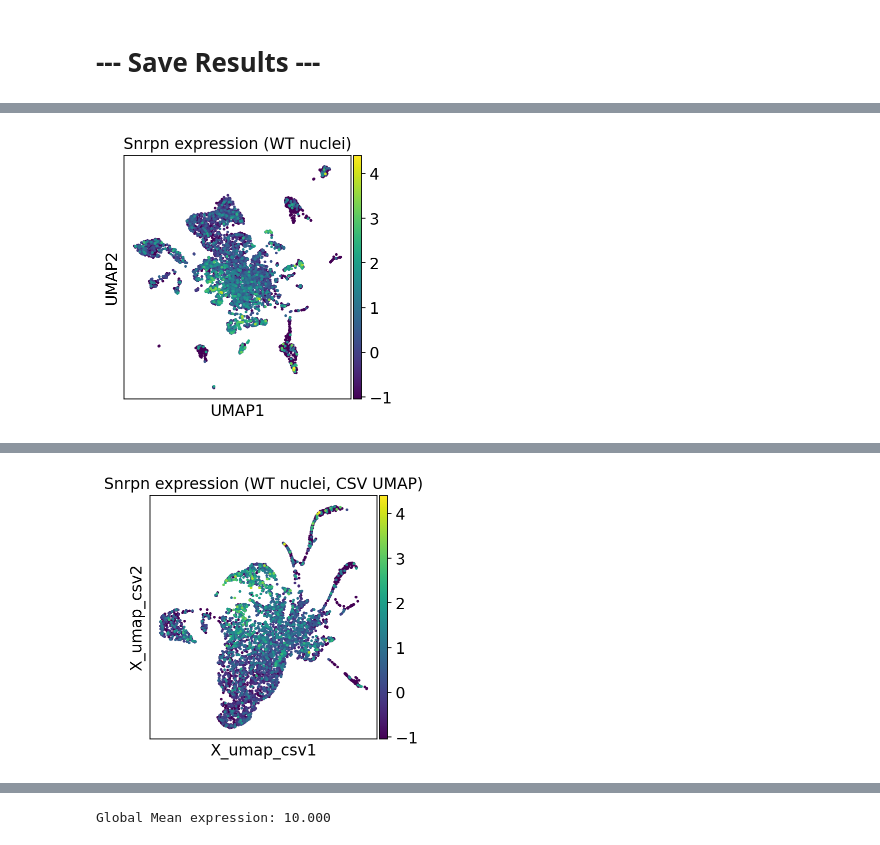
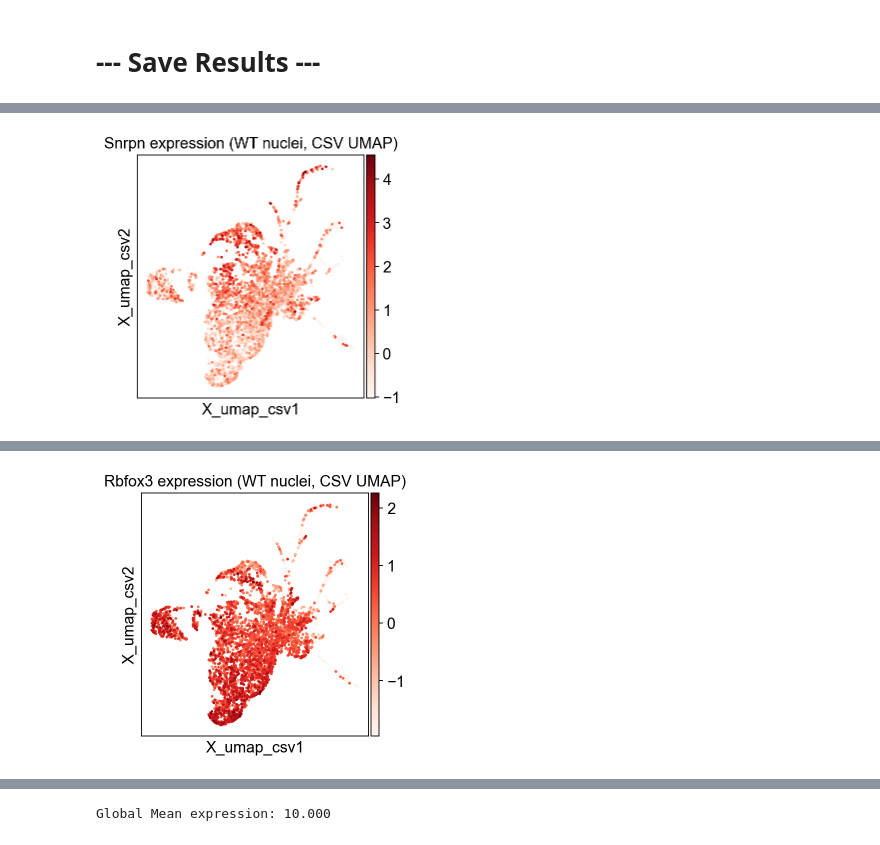
Before and after one commit to michal7kw/scMulti_merged_matrix, a Jupyter notebook: process_sc_data.ipynb, the cells around one changed output, grey strips where cells are left out. Cells and saved outputs as stored; diff of their text form; code cells hidden in the pictures.

```diff
--- a/process_sc_data.ipynb
+++ b/process_sc_data.ipynb
@@ -125,0 +153,2 @@ available_genes
+# %%
+available_genes = ['Snrpn', 'Rbfox3']
@@ -126 +183,4 @@ available_genes
+# %%
+condition_mask = adata.obs['LibraryID'] == 'WT_brain_cortex'
+adata= adata[condition_mask, :]
 # %% [markdown]
@@ -551,0 +539,10 @@ Percentage of wild-type cells: 50.9%
+# %%
+print("\nCreating cell-type resolved visualizations...")
+
+# UMAP plots colored by gene expression
+for gene in available_genes:
+    print(f"Creating UMAP plot for {gene}...")
+
+    # Plot on original UMAP
+    sc.pl.umap(adata, color=gene, save=f'_{gene}_expression.png',
+                title=f'{gene} expression (WT nuclei)', color_map='Reds')
@@ -556,15 +561,11 @@ print("\nCreating cell-type resolved visualizations...")
 for gene in available_genes:
     print(f"Creating UMAP plot for {gene}...")
 
-    # Plot on original UMAP
-    sc.pl.umap(adata_wt, color=gene, save=f'_wt_{gene}_expression.png',
-                title=f'{gene} expression (WT nuclei)')
-
     # Plot on CSV UMAP if available
-    if 'X_umap_csv' in adata_wt.obsm.keys():
-        sc.pl.embedding(adata_wt, basis='X_umap_csv', color=gene,
-                        save=f'_wt_csv_{gene}_expression.png',
-                        title=f'{gene} expression (WT nuclei, CSV UMAP)')
+    if 'X_umap_csv' in adata.obsm.keys():
+        sc.pl.embedding(adata, basis='X_umap_csv', color=gene,
+                        save=f'_csv_{gene}_expression.png',
+                        title=f'{gene} expression (WT nuclei, CSV UMAP)', color_map='Reds')
 # %% [output]
 Creating cell-type resolved visualizations...
 Creating UMAP plot for Snrpn...
@@ -572 +573 @@ WARNING: saving figure to file figures/umap_wt_Snrpn_expression.png
-[figure, old version]
+[figure, new version]
@@ -574,4 +576,4 @@ WARNING: saving figure to file figures/X_umap_csv_wt_csv_Snrpn_expression.png
-[figure, old version]
+[figure, new version]
 # %%
 # Create dot plot showing expression across clusters
 print("\nCreating dot plot for cluster-resolved expression...")
```
Also changed, not shown: parts of 39 cells of this notebook, 59 other files.
